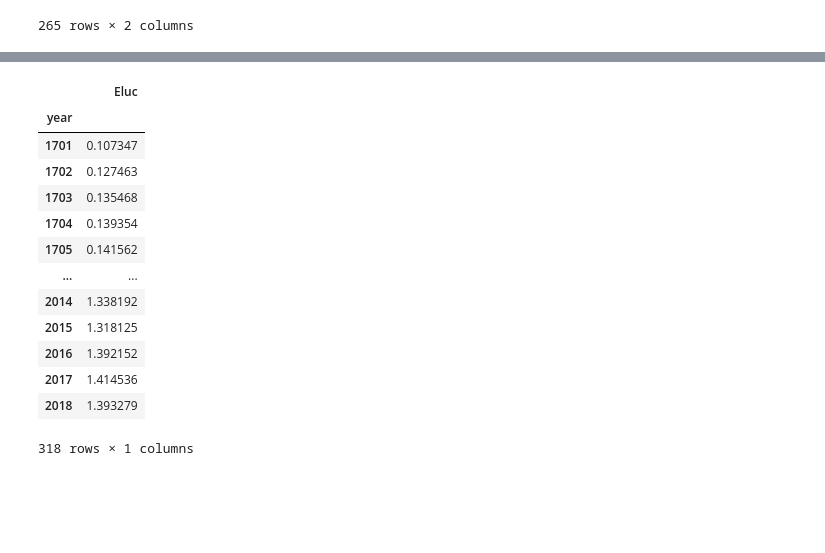
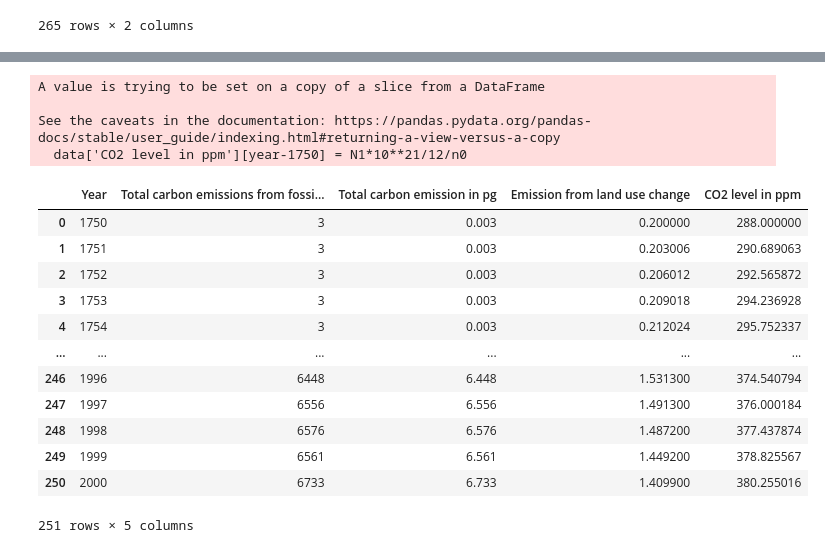
Before and after one commit to rico12312/ESE5023_Assignments_12332293, a Jupyter notebook: PS/PS5/PS5.ipynb, the cells around one changed output, grey strips where cells are left out. Drawn from its saved outputs; the diff is of its cells as text; code cells hidden in the pictures; blank space fills up the shorter version.

```diff
--- a/PS/PS5/PS5.ipynb
+++ b/PS/PS5/PS5.ipynb
@@ -570,17 +441,0 @@ b = b.to_dataframe()
-# %%
-b
-# %% [output]
-|  | Eluc |
-| year |  |
-| 1701 | 0.107347 |
-| 1702 | 0.127463 |
-| 1703 | 0.135468 |
-| 1704 | 0.139354 |
-| 1705 | 0.141562 |
-| ... | ... |
-| 2014 | 1.338192 |
-| 2015 | 1.318125 |
-| 2016 | 1.392152 |
-| 2017 | 1.414536 |
-| 2018 | 1.393279 |
-318 rows × 1 columns
@@ -586,0 +477,46 @@ b
+# %%
+# start iteration
+for year in range(1751,2001):
+    # calculate the buffer factor
+    ksi = 3.69 + 1.86*10**(-2)*data['CO2 level in ppm'][year-1751] - 1.8*10**(-6)*data['CO2 level in ppm'][year-1751]**2
+    # calculate co2 flux to the biosphere
+    f = f0*(1+beta*math.log(data['CO2 level in ppm'][year-1751]/P0))
+    # calculate the change of CO2 in sea and atmosphere
+    dN1 = -k12*N1 + k21*(N20 + ksi*(N2 - N20)) + gamma[year-1750] - f + delta[year-1750]  + k71*N7 + k51*N5
+    dN2 = k12*N1 - k21*(N20 + ksi*(N2 - N20)) - k23*N2 + k32*N3 - k24*N2
+    dN3 = k23*N2 - k32*N3 - k34*N3 + k43*N4
+    dN4 = k24*N2  + k34*N3 - k43*N4 - k45*N4
+    dN5 = k45*N4 - k51*N5
+    dN6 = f - k67*N6 -2*delta[year-1750]
+    dN7 = k67*N6 - k71*N7 + delta[year-1750]
+    # update the CO2 in sea and atmosphere
+    N1 += dN1
+    N2 += dN2
+    N3 += dN3
+    N4 += dN4
+    N5 += dN5
+    N6 += dN6
+    N7 += dN7
+    # update the CO2 level in ppm
+    data['CO2 level in ppm'][year-1750] = N1*10**21/12/n0
+# %% [output]
+A value is trying to be set on a copy of a slice from a DataFrame
+
+See the caveats in the documentation: https://pandas.pydata.org/pandas-docs/stable/user_guide/indexing.html#returning-a-view-versus-a-copy
+  data['CO2 level in ppm'][year-1750] = N1*10**21/12/n0
+# %%
+data
+# %% [output]
+|  | Year | Total carbon emissions from fossi... | Total carbon emission in pg | Emission from land use change | CO2 level in ppm |
+| 0 | 1750 | 3 | 0.003 | 0.200000 | 288.000000 |
+| 1 | 1751 | 3 | 0.003 | 0.203006 | 290.689063 |
+| 2 | 1752 | 3 | 0.003 | 0.206012 | 292.565872 |
+| 3 | 1753 | 3 | 0.003 | 0.209018 | 294.236928 |
+| 4 | 1754 | 3 | 0.003 | 0.212024 | 295.752337 |
+| ... | ... | ... | ... | ... | ... |
+| 246 | 1996 | 6448 | 6.448 | 1.531300 | 374.540794 |
+| 247 | 1997 | 6556 | 6.556 | 1.491300 | 376.000184 |
+| 248 | 1998 | 6576 | 6.576 | 1.487200 | 377.437874 |
+| 249 | 1999 | 6561 | 6.561 | 1.449200 | 378.825567 |
+| 250 | 2000 | 6733 | 6.733 | 1.409900 | 380.255016 |
+251 rows × 5 columns
```
Also changed, not shown: parts of 17 cells of this notebook, 2 other files.
